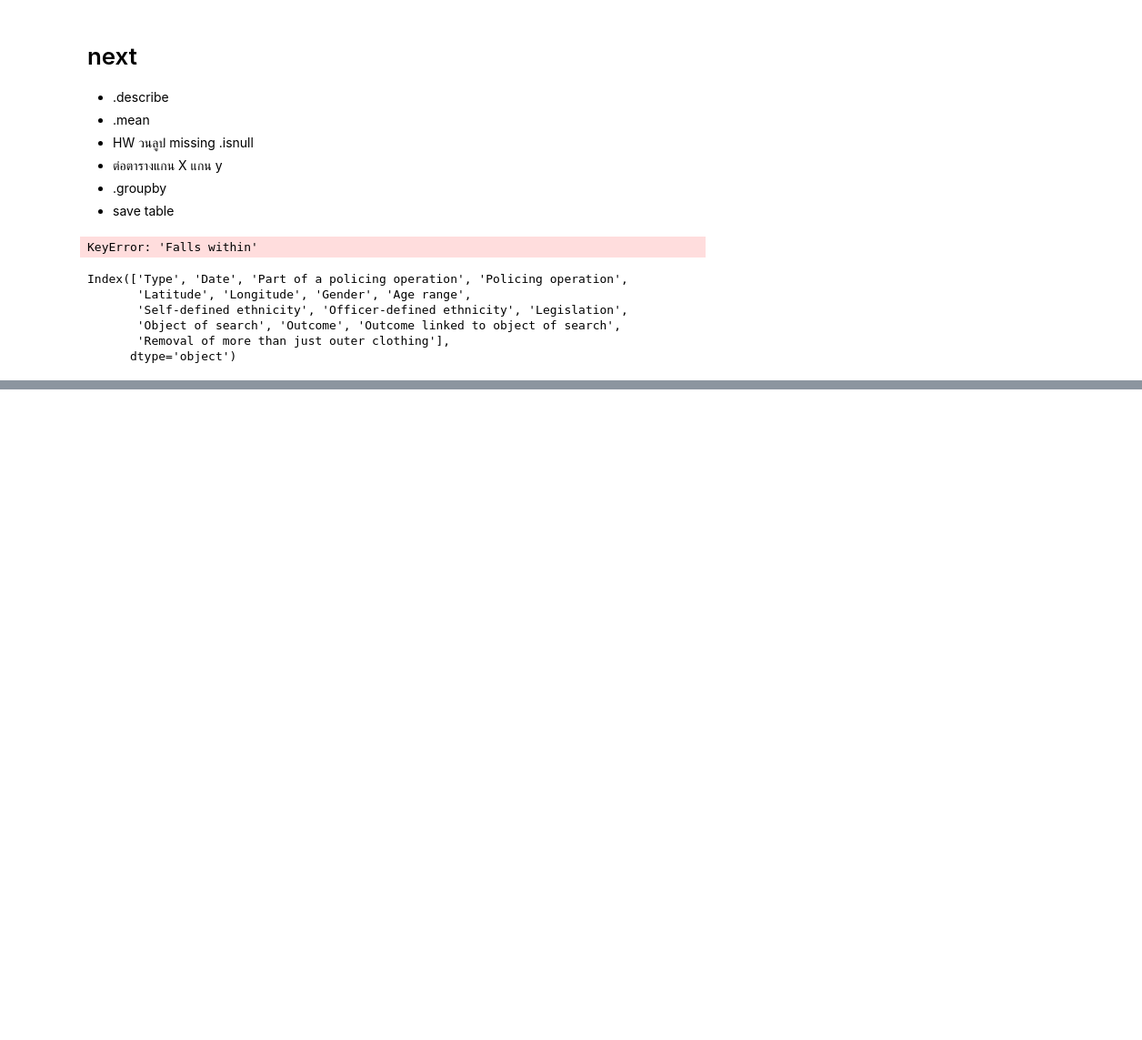
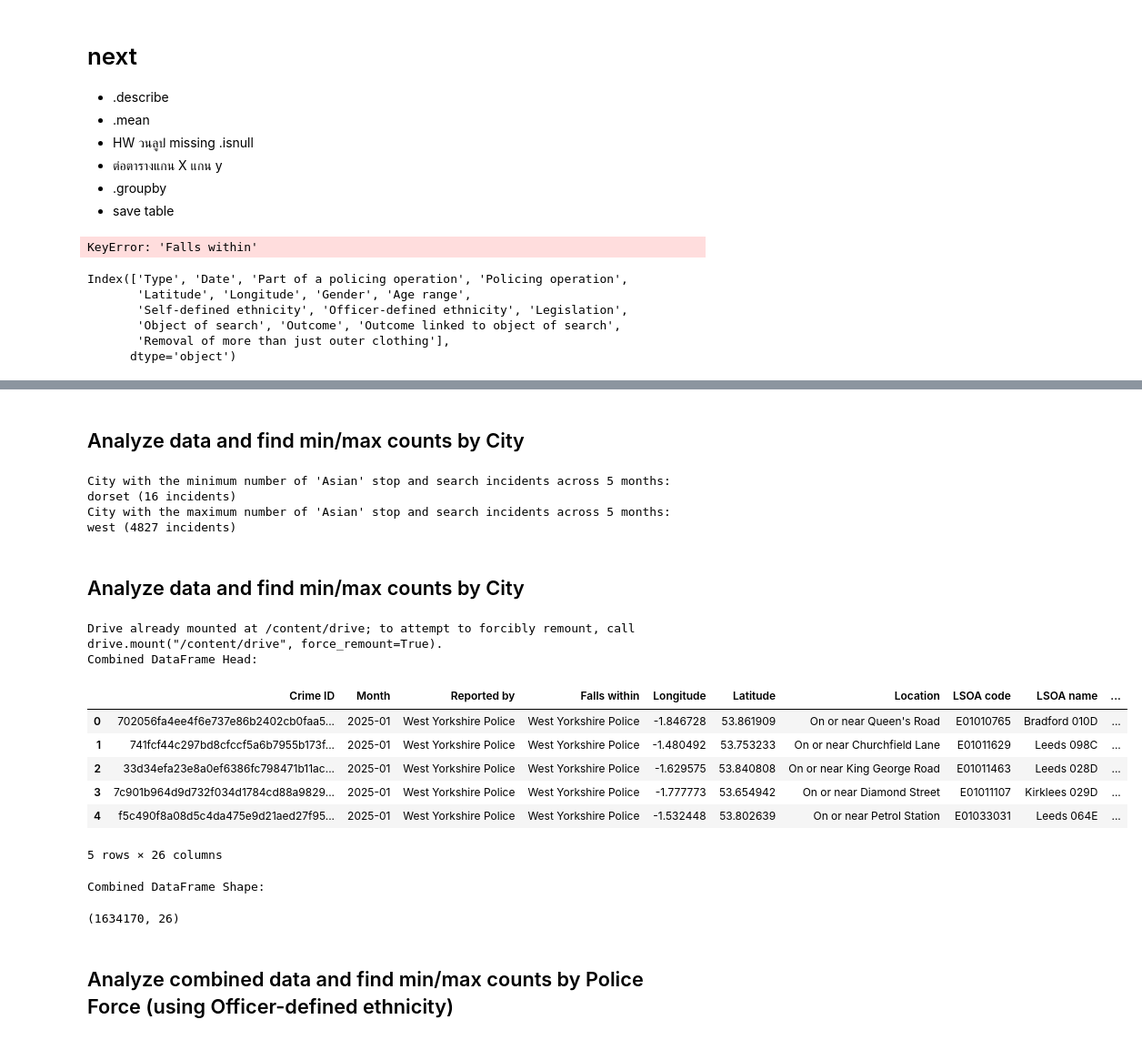
Before and after one commit to TKhahahah/dataviz2025, a Jupyter notebook: Pandas_101_2025.ipynb, the cells around one changed output, grey strips where cells are left out. Shown at 91% size. Saved outputs shown, nothing was run; the diff lists cells and outputs as text; code cells hidden in the pictures; blank space fills up the shorter version.

```diff
--- a/Pandas_101_2025.ipynb
+++ b/Pandas_101_2025.ipynb
@@ -1117,0 +1272,25 @@ Index(['Type', 'Date', 'Part of a policing operation', 'Policing operation',
+# %% [markdown]
+## Analyze data and find min/max counts by City
+# %%
+# Filter for 'Asian' ethnicity in the combined dataframe
+asian_ethnicity_df = all_stop_and_search_df[all_stop_and_search_df['Officer-defined ethnicity'] == 'Asian'].copy()
+
+# Drop rows with missing 'City' as we need this information to group by city
+asian_ethnicity_df.dropna(subset=['City'], inplace=True)
+
+# Group by 'City' and count the occurrences
+asian_counts_by_city = asian_ethnicity_df['City'].value_counts()
+
+# Find the city with the minimum and maximum counts
+min_city = asian_counts_by_city.idxmin()
+min_count = asian_counts_by_city.min()
+max_city = asian_counts_by_city.idxmax()
+max_count = asian_counts_by_city.max()
+
+print(f"City with the minimum number of 'Asian' stop and search incidents across 5 months: {min_city} ({min_count} incidents)")
+print(f"City with the maximum number of 'Asian' stop and search incidents across 5 months: {max_city} ({max_count} incidents)")
+# %% [output]
+City with the minimum number of 'Asian' stop and search incidents across 5 months: dorset (16 incidents)
+City with the maximum number of 'Asian' stop and search incidents across 5 months: west (4827 incidents)
+# %% [markdown]
+## Analyze data and find min/max counts by City
@@ -1117,0 +1315,50 @@ Index(['Type', 'Date', 'Part of a policing operation', 'Policing operation',
+# %%
+import pandas as pd
+import glob
+import os
+from google.colab import drive
+
+# Mount Google Drive
+drive.mount('/content/drive')
+
+# Initialize an empty list to store dataframes
+all_months_data = []
+
+# Define the base path to the data folder
+base_path = '/content/drive/MyDrive/Pythondataviz/data'
+
+# Loop through the months from 01 to 05
+for month in range(1, 6):
+    # Construct the folder path for each month
+    folder_path = os.path.join(base_path, f'2025-{month:02d}')
+
+    # Find all CSV files in the folder
+    csv_files = glob.glob(os.path.join(folder_path, '*.csv'))
+
+    # Read each CSV file and append it to the list
+    for csv_file in csv_files:
+        df = pd.read_csv(csv_file)
+        all_months_data.append(df)
+
+# Concatenate all dataframes into a single dataframe
+combined_df = pd.concat(all_months_data, ignore_index=True)
+
+# Display the first few rows and the shape of the combined dataframe
+print("Combined DataFrame Head:")
+display(combined_df.head())
+print("\nCombined DataFrame Shape:")
+display(combined_df.shape)
+# %% [output]
+Drive already mounted at /content/drive; to attempt to forcibly remount, call drive.mount("/content/drive", force_remount=True).
+Combined DataFrame Head:
+|  | Crime ID | Month | Reported by | Falls within | Longitude | Latitude | Location | LSOA code | LSOA name | ... |
+| 0 | 702056fa4ee4f6e737e86b2402cb0faa5... | 2025-01 | West Yorkshire Police | West Yorkshire Police | -1.846728 | 53.861909 | On or near Queen's Road | E01010765 | Bradford 010D | ... |
+| 1 | 741fcf44c297bd8cfccf5a6b7955b173f... | 2025-01 | West Yorkshire Police | West Yorkshire Police | -1.480492 | 53.753233 | On or near Churchfield Lane | E01011629 | Leeds 098C | ... |
+| 2 | 33d34efa23e8a0ef6386fc798471b11ac... | 2025-01 | West Yorkshire Police | West Yorkshire Police | -1.629575 | 53.840808 | On or near King George Road | E01011463 | Leeds 028D | ... |
+| 3 | 7c901b964d9d732f034d1784cd88a9829... | 2025-01 | West Yorkshire Police | West Yorkshire Police | -1.777773 | 53.654942 | On or near Diamond Street | E01011107 | Kirklees 029D | ... |
+| 4 | f5c490f8a08d5c4da475e9d21aed27f95... | 2025-01 | West Yorkshire Police | West Yorkshire Police | -1.532448 | 53.802639 | On or near Petrol Station | E01033031 | Leeds 064E | ... |
+5 rows × 26 columns
+Combined DataFrame Shape:
+(1634170, 26)
+# %% [markdown]
+## Analyze combined data and find min/max counts by Police Force (using Officer-defined ethnicity)
```
Also changed, not shown: parts of 11 cells of this notebook.
